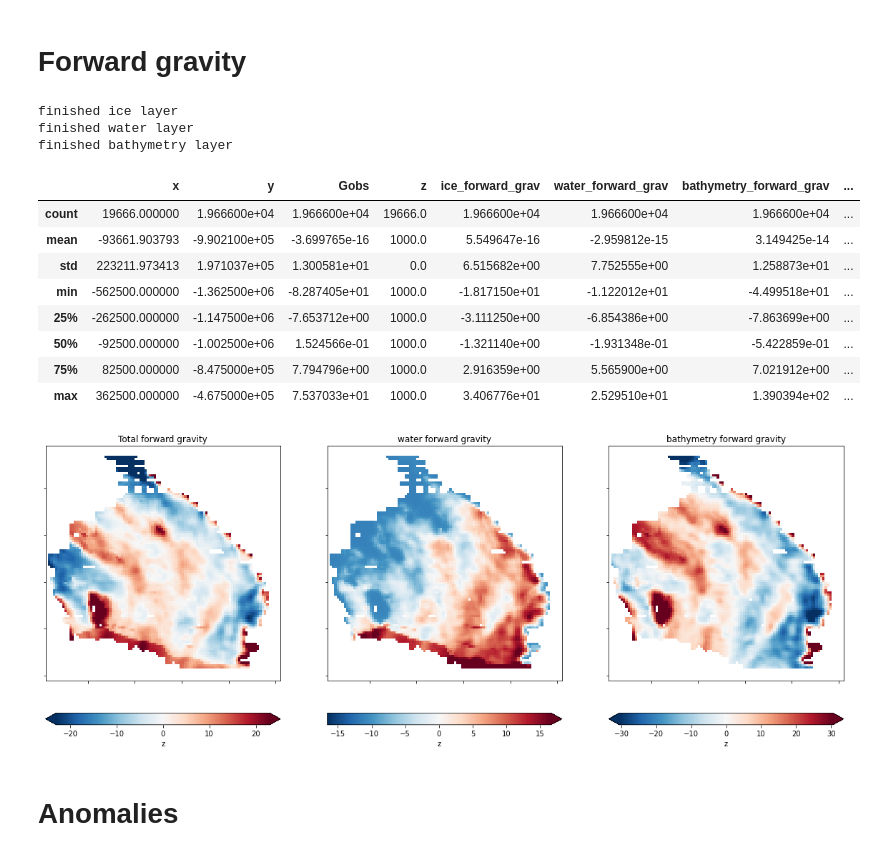
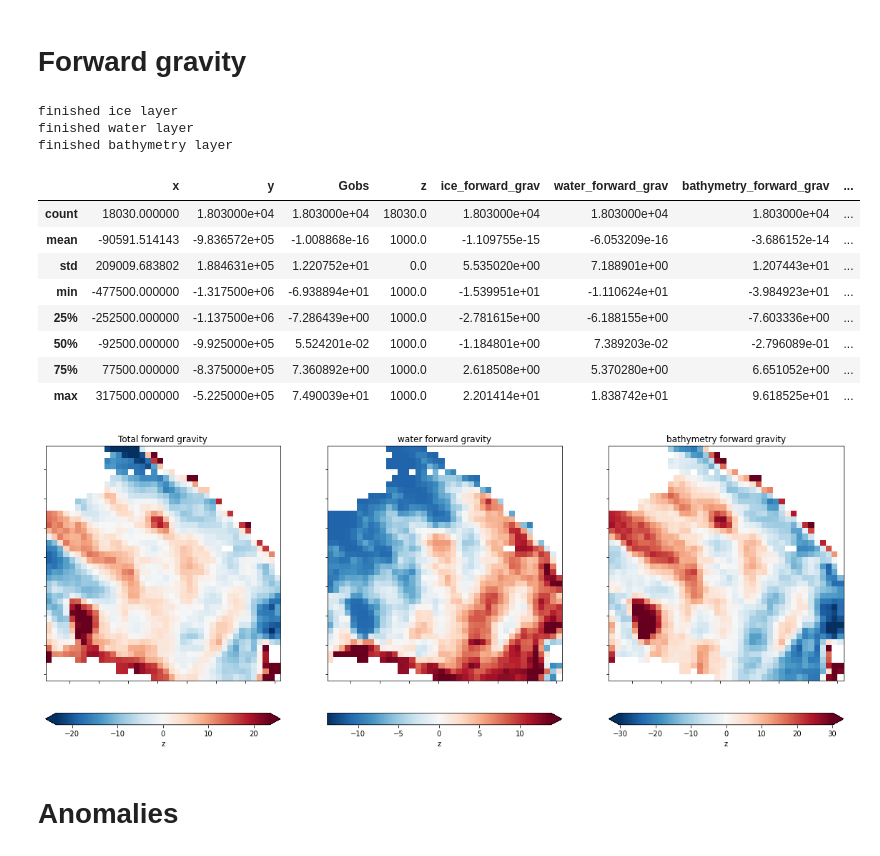
Before and after one commit to mdtanker/RIS_gravity_inversion, a Jupyter notebook: RIS_inversion.ipynb, the cells around one changed output. Drawn from its saved outputs; the diff is of its cells as text; code cells hidden in the pictures.

```diff
--- a/RIS_inversion.ipynb
+++ b/RIS_inversion.ipynb
@@ -22,8 +18,8 @@ os.getcwd()
 # %%
-zoom = 0
+zoom = 100e3
 n_shift = 0#150e3#600e3
 w_shift = 0#-150e3#250e3
-buffer = 300e3
+buffer = 200e3
 
 # starting inversion region is 1,000km x 1,000km
 e_inv = -580000+zoom+w_shift
@@ -58,9 +54,9 @@ layers_list = pd.Series([
 ])
 
 spacing_list = pd.Series([
-                10e3,
-                10e3,
-                10e3,
+                20e3,
+                20e3,
+                20e3,
                 # 10e3,
                 # 20e3
 ])
@@ -73,7 +69,7 @@ rho_list = pd.Series([
             # 3300
 ])
 
-grav_spacing = 10e3
+grav_spacing = 20e3
 
 active_layer='bathymetry'
 
@@ -103,7 +99,7 @@ fname_list = pd.Series([
 # %% [markdown]
 #  Import layers
 # %%
-layers, df_grav, constraints_df, constraints_RIS_df = inv.import_layers(
+returned = inv.import_layers(
     layers_list,
     spacing_list,
     rho_list,
@@ -112,9 +108,20 @@ layers, df_grav, constraints_df, constraints_RIS_df = inv.import_layers(
     active_layer,
     buffer_reg,
     inv_reg,
+    # grav_file='gravity_data/ant4d_gravity_epsg_5k.nc',
+    # grav_file='gravity_data/rosetta.nc',
+    # grav_file='gravity_data/rosetta_eq_source_up_continued_Gobs.nc',
+    # grav_elev_file='gravity_data/rosetta_eq_source_up_continued_elev.nc',
     constraints=True,
+    grav_file='gravity_data/rosetta_eq_source_up_continued.csv',
+    constraints_file='constraints_grid/constraints_grid.nc',
+    constraints_points='bathymetry_data/bedmachine_RIGGS.csv',
+
     plot=True,
     plot_region=inv_reg
     )
-df_grav.describe()
+layers, df_grav, constraints_grid, constraints_df, constraints_RIS_df = returned
+df_grav
+
+# layers, df_grav, constraints_df, constraints_RIS_df
 # %% [output]
@@ -155,22 +166,29 @@ ice top: 1006m and bottom: 29m
 # %% [markdown]
 # Forward gravity
 # %%
-df_forward = inv.forward_grav_layers(layers, df_grav, ['ice'], inv_reg, grav_spacing, plot=True)
+df_forward = inv.forward_grav_layers(
+    layers,
+    df_grav,
+    plot=True,
+    grav_spacing=grav_spacing,
+    inversion_region = inv_reg,
+    exclude_layers=['ice'],
+    )
 df_forward.describe()
 # notify
 # %% [output]
 finished ice layer
 finished water layer
 finished bathymetry layer
 |  | x | y | Gobs | z | ice_forward_grav | water_forward_grav | bathymetry_forward_grav | ... |
-| count | 19666.000000 | 1.966600e+04 | 1.966600e+04 | 19666.0 | 1.966600e+04 | 1.966600e+04 | 1.966600e+04 | ... |
-| mean | -93661.903793 | -9.902100e+05 | -3.699765e-16 | 1000.0 | 5.549647e-16 | -2.959812e-15 | 3.149425e-14 | ... |
-| std | 223211.973413 | 1.971037e+05 | 1.300581e+01 | 0.0 | 6.515682e+00 | 7.752555e+00 | 1.258873e+01 | ... |
-| min | -562500.000000 | -1.362500e+06 | -8.287405e+01 | 1000.0 | -1.817150e+01 | -1.122012e+01 | -4.499518e+01 | ... |
-| 25% | -262500.000000 | -1.147500e+06 | -7.653712e+00 | 1000.0 | -3.111250e+00 | -6.854386e+00 | -7.863699e+00 | ... |
-| 50% | -92500.000000 | -1.002500e+06 | 1.524566e-01 | 1000.0 | -1.321140e+00 | -1.931348e-01 | -5.422859e-01 | ... |
-| 75% | 82500.000000 | -8.475000e+05 | 7.794796e+00 | 1000.0 | 2.916359e+00 | 5.565900e+00 | 7.021912e+00 | ... |
-| max | 362500.000000 | -4.675000e+05 | 7.537033e+01 | 1000.0 | 3.406776e+01 | 2.529510e+01 | 1.390394e+02 | ... |
+| count | 18030.000000 | 1.803000e+04 | 1.803000e+04 | 18030.0 | 1.803000e+04 | 1.803000e+04 | 1.803000e+04 | ... |
+| mean | -90591.514143 | -9.836572e+05 | -1.008868e-16 | 1000.0 | -1.109755e-15 | -6.053209e-16 | -3.686152e-14 | ... |
+| std | 209009.683802 | 1.884631e+05 | 1.220752e+01 | 0.0 | 5.535020e+00 | 7.188901e+00 | 1.207443e+01 | ... |
+| min | -477500.000000 | -1.317500e+06 | -6.938894e+01 | 1000.0 | -1.539951e+01 | -1.110624e+01 | -3.984923e+01 | ... |
+| 25% | -252500.000000 | -1.137500e+06 | -7.286439e+00 | 1000.0 | -2.781615e+00 | -6.188155e+00 | -7.603336e+00 | ... |
+| 50% | -92500.000000 | -9.925000e+05 | 5.524201e-02 | 1000.0 | -1.184801e+00 | 7.389203e-02 | -2.796089e-01 | ... |
+| 75% | 77500.000000 | -8.375000e+05 | 7.360892e+00 | 1000.0 | 2.618508e+00 | 5.370280e+00 | 6.651052e+00 | ... |
+| max | 317500.000000 | -5.225000e+05 | 7.490039e+01 | 1000.0 | 2.201414e+01 | 1.838742e+01 | 9.618525e+01 | ... |
-[figure, old version]
+[figure, new version]
 # %% [markdown]
 # Anomalies
```
Also changed, not shown: parts of 12 cells of this notebook, 2 other files.
